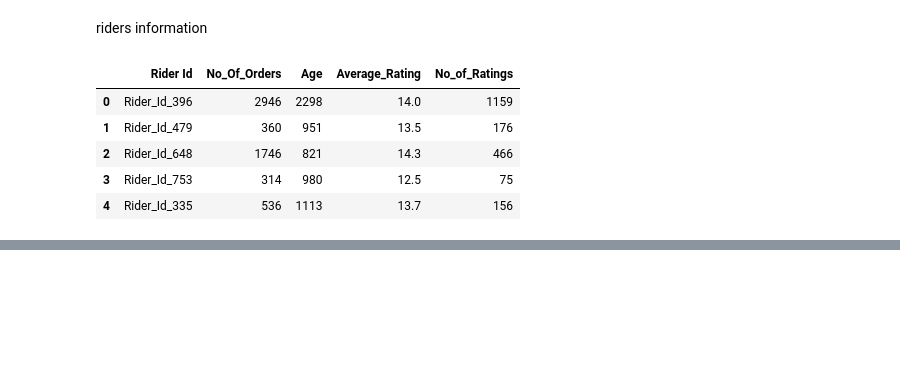
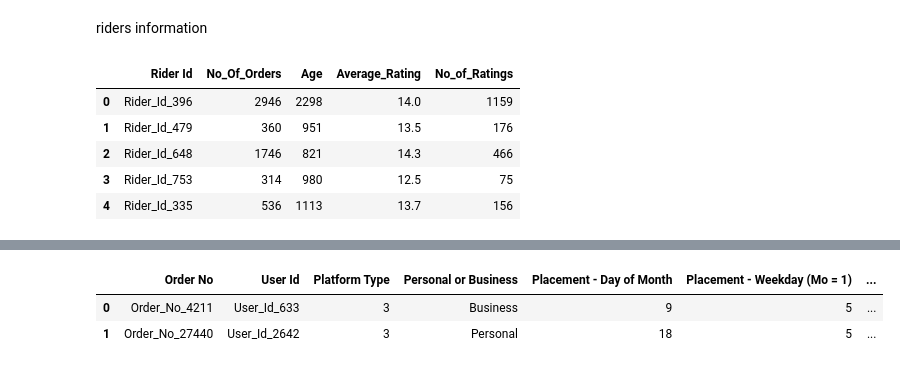
Before and after one commit to rufusseopa/Team_18_JHB_WhatTheHack_regression-predict-api-template, a Jupyter notebook: Predict.ipynb, the cells around one changed output, grey strips where cells are left out. Drawn from its saved outputs; the diff is of its cells as text; code cells hidden in the pictures; blank space fills up the shorter version.

```diff
--- a/Predict.ipynb
+++ b/Predict.ipynb
@@ -46,0 +94,6 @@ riders_df.head()
+# %%
+data.head(2)
+# %% [output]
+|  | Order No | User Id | Platform Type | Personal or Business | Placement - Day of Month | Placement - Weekday (Mo = 1) | ... |
+| 0 | Order_No_4211 | User_Id_633 | 3 | Business | 9 | 5 | ... |
+| 1 | Order_No_27440 | User_Id_2642 | 3 | Personal | 18 | 5 | ... |
```
Also changed, not shown: parts of 22 cells of this notebook.
